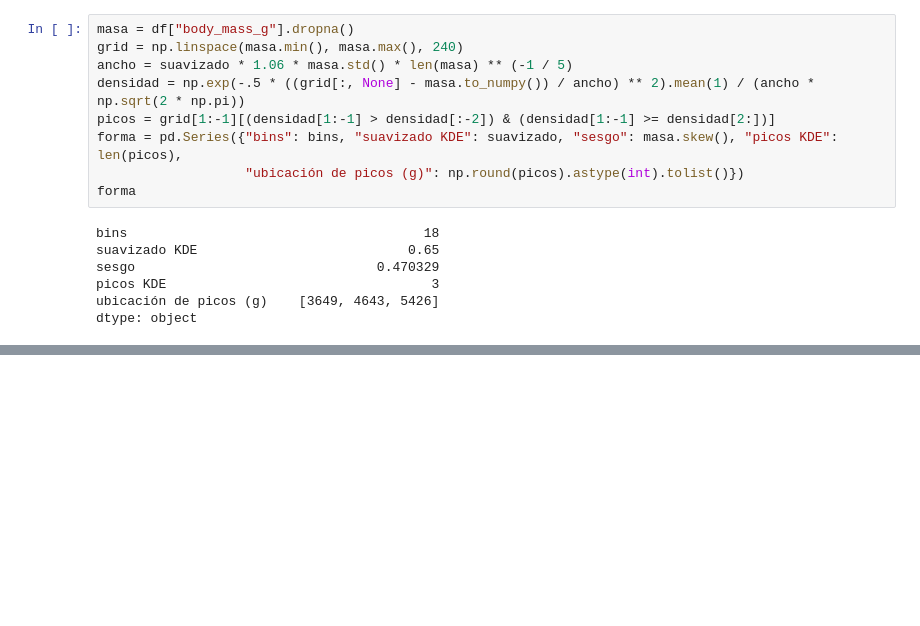
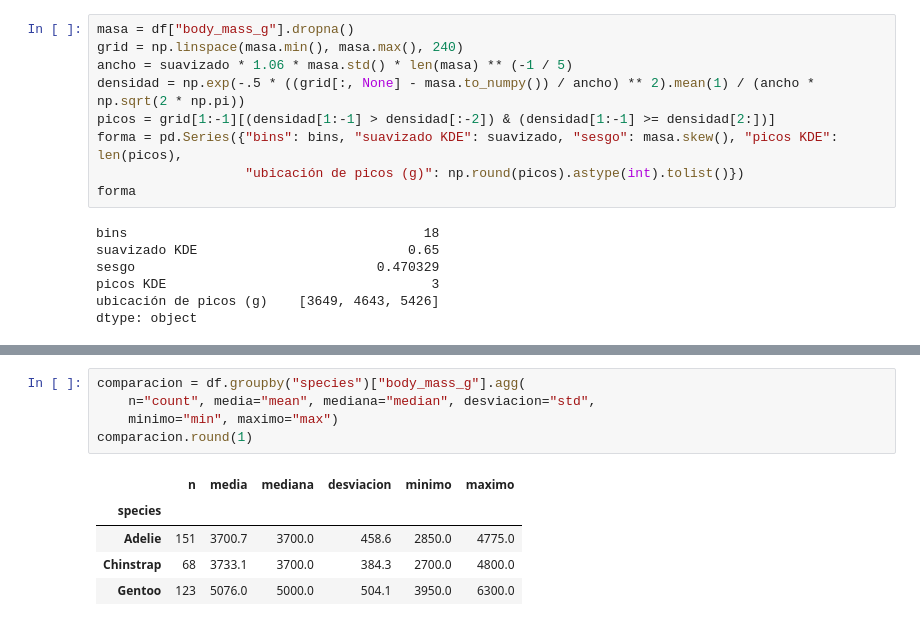
Before and after one commit to jcval94/narrative, a Jupyter notebook: corporate-data-narrative-lab/outputs/notebooks/05-el-pinguino-promedio-no-vino.ipynb, the cells around one changed output, grey strips where cells are left out. Cells and saved outputs as stored; diff of their text form; blank space fills up the shorter version.

```diff
--- a/corporate-data-narrative-lab/outputs/notebooks/05-el-pinguino-promedio-no-vino.ipynb
+++ b/corporate-data-narrative-lab/outputs/notebooks/05-el-pinguino-promedio-no-vino.ipynb
@@ -155,0 +172,11 @@ display(Markdown("**Lo que muestra:** Con «Todas» y el suavizado inicial apare
+# %%
+comparacion = df.groupby("species")["body_mass_g"].agg(
+    n="count", media="mean", mediana="median", desviacion="std",
+    minimo="min", maximo="max")
+comparacion.round(1)
+# %% [output]
+|  | n | media | mediana | desviacion | minimo | maximo |
+| species |  |  |  |  |  |  |
+| Adelie | 151 | 3700.7 | 3700.0 | 458.6 | 2850.0 | 4775.0 |
+| Chinstrap | 68 | 3733.1 | 3700.0 | 384.3 | 2700.0 | 4800.0 |
+| Gentoo | 123 | 5076.0 | 5000.0 | 504.1 | 3950.0 | 6300.0 |
```
Also changed, not shown: parts of 10 cells of this notebook.
